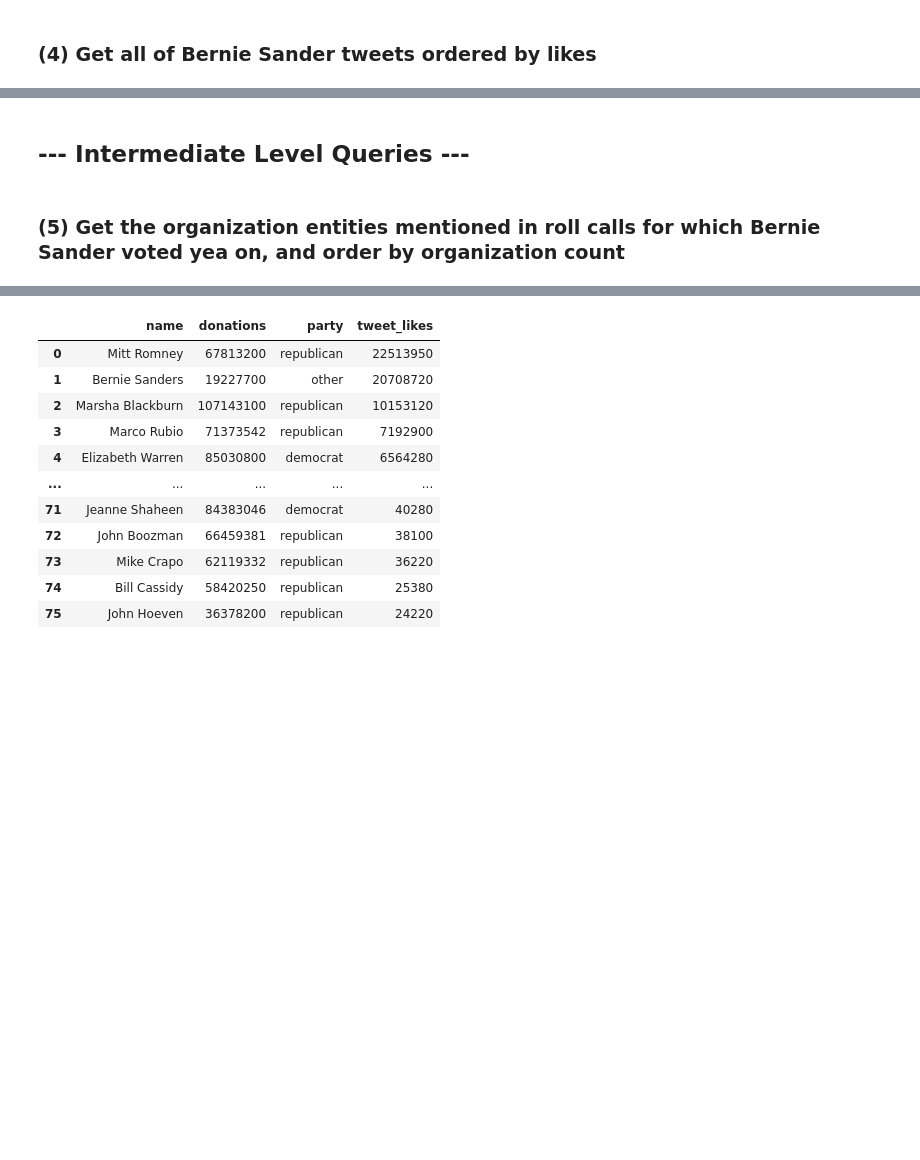
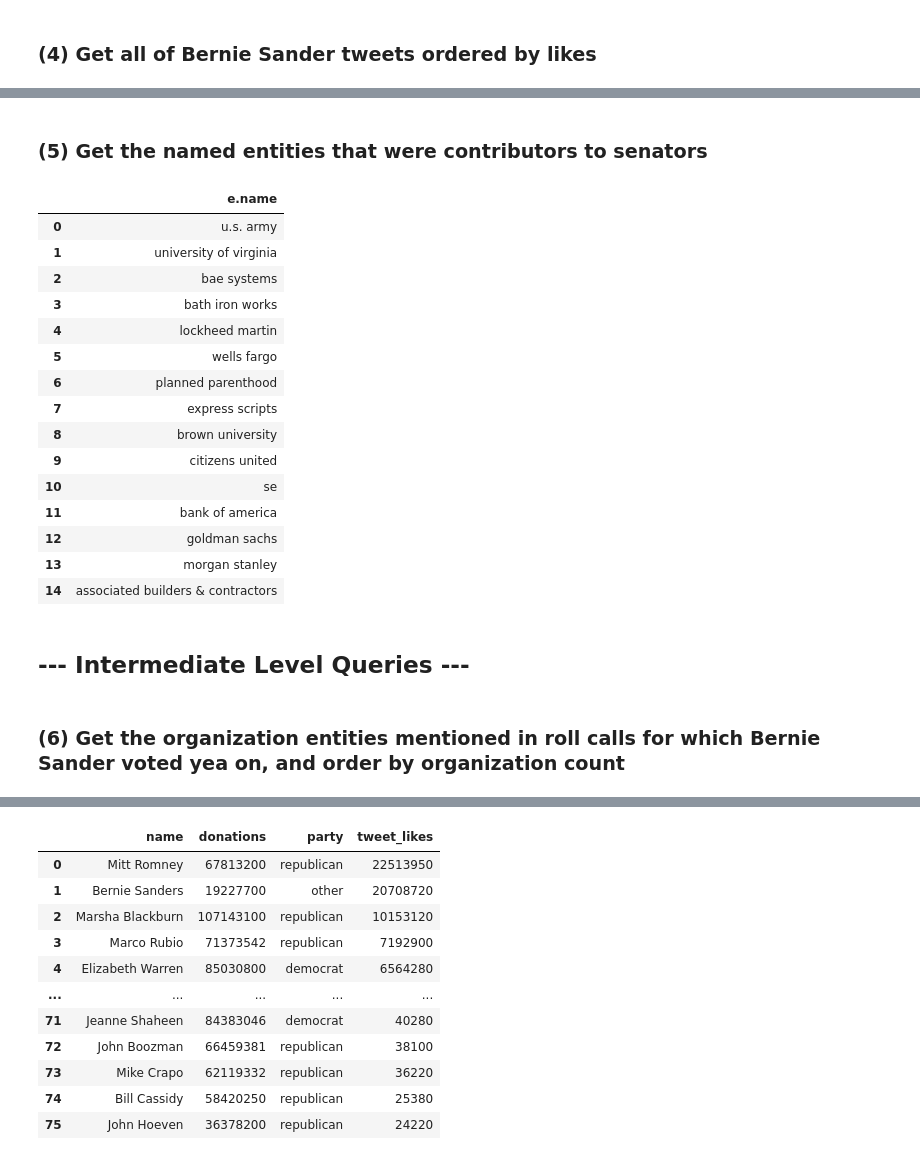
Before and after one commit to Aidankeogh/SenatorGraph, a Jupyter notebook: query_graph.ipynb, the cells around one changed output, grey strips where cells are left out. Cells and saved outputs as stored; diff of their text form; code cells hidden in the pictures; blank space fills up the shorter version.

Commit message:
Add ner lable-contributor relationship

```diff
--- a/query_graph.ipynb
+++ b/query_graph.ipynb
@@ -104,8 +104,32 @@ ORDER BY t.likes DESC
 100 rows × 2 columns
+# %% [markdown]
+### (5) Get the named entities that were contributors to senators
+# %%
+run("""
+MATCH (e:Entity)-[sa:SameAs]->(c:Contributor)
+RETURN e.name
+""")
+# %% [output]
+|  | e.name |
+| 0 | u.s. army |
+| 1 | university of virginia |
+| 2 | bae systems |
+| 3 | bath iron works |
+| 4 | lockheed martin |
+| 5 | wells fargo |
+| 6 | planned parenthood |
+| 7 | express scripts |
+| 8 | brown university |
+| 9 | citizens united |
+| 10 | se |
+| 11 | bank of america |
+| 12 | goldman sachs |
+| 13 | morgan stanley |
+| 14 | associated builders & contractors |
 # %% [markdown]
 ## --- Intermediate Level Queries ---
 # %% [markdown]
-### (5) Get the organization entities mentioned in roll calls for which Bernie Sander voted yea on, and order by organization count
+### (6) Get the organization entities mentioned in roll calls for which Bernie Sander voted yea on, and order by organization count
 # %%
 run("""
 MATCH (s:Senator {name: "Bernie Sanders"})-[v:Voted {vote_type: "yea"}]->(r:Rollcall)-[m:Mentions]->(e:Entity {type: "ORG"})
```
Also changed, not shown: parts of 13 cells of this notebook, 1 other file.
